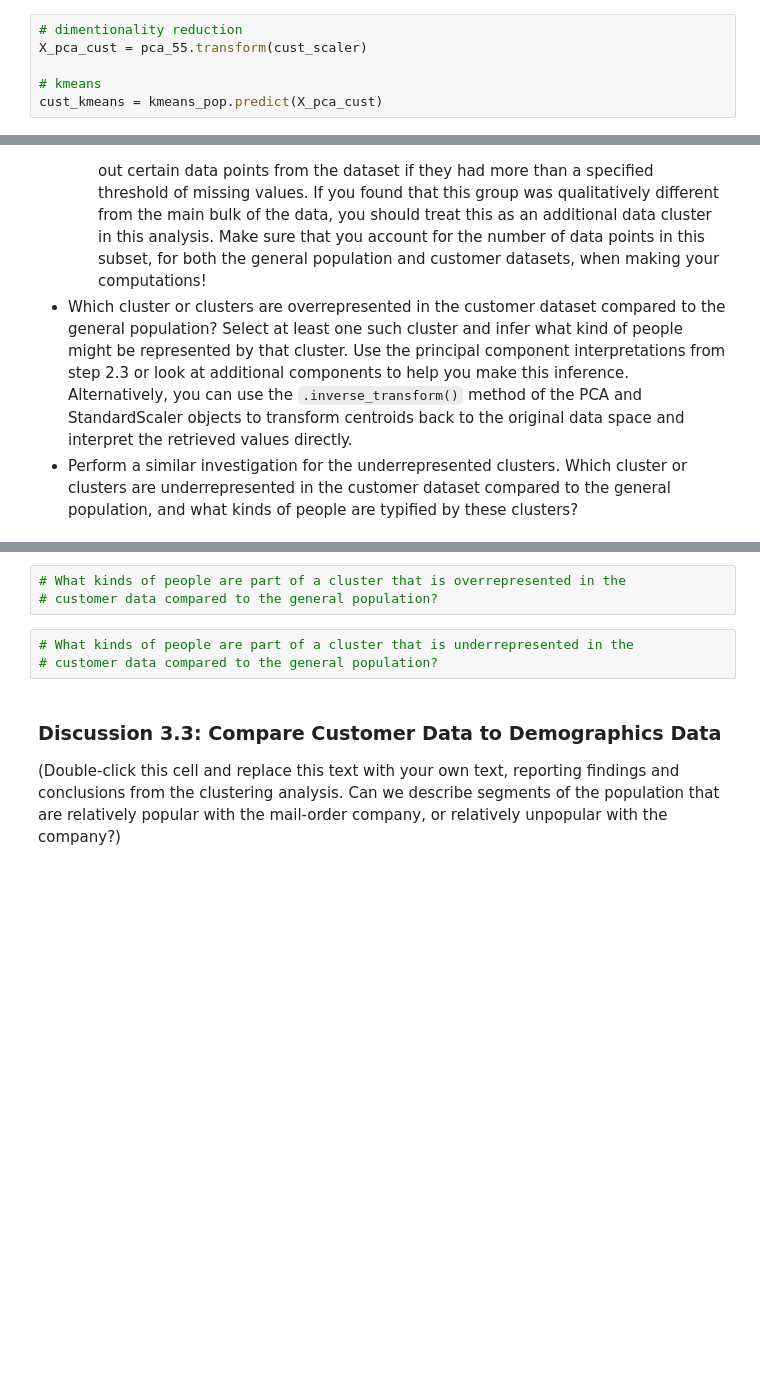
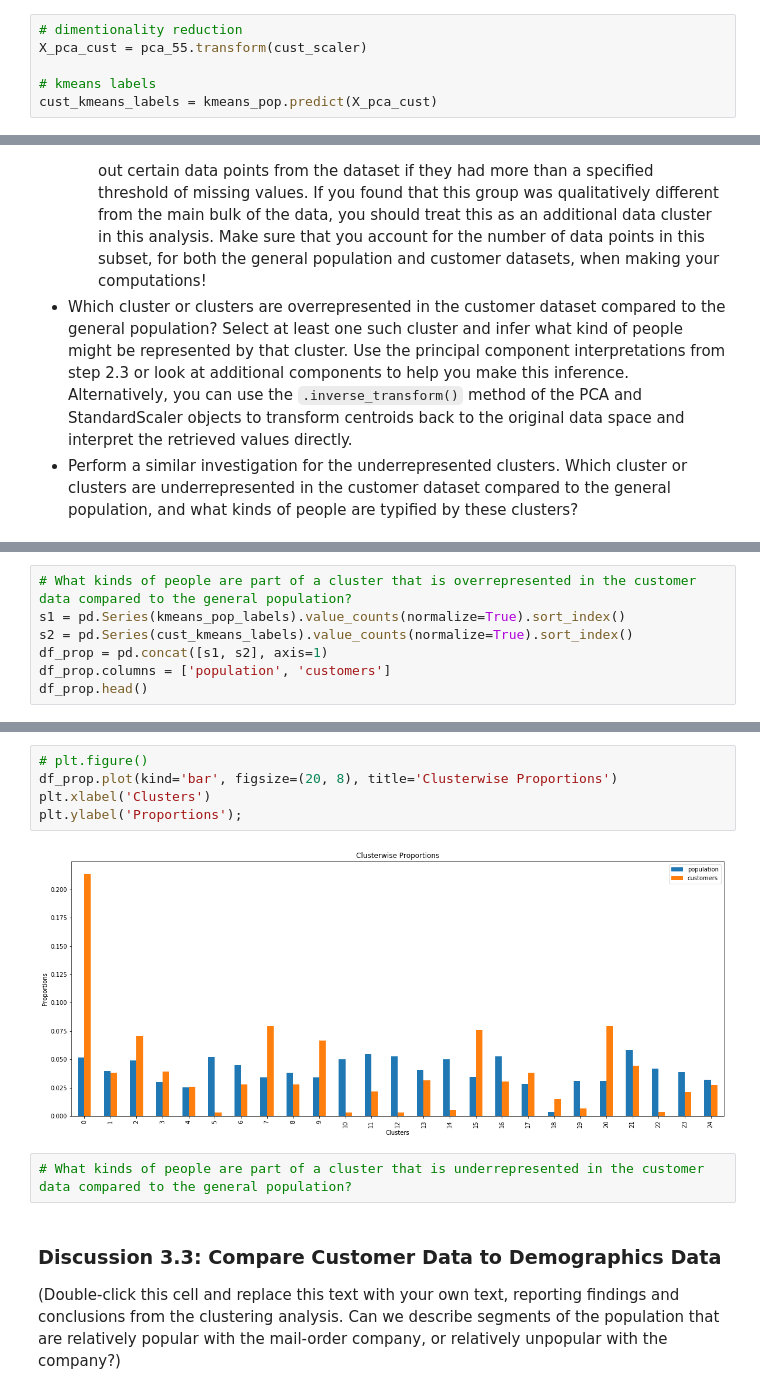
Before and after one commit to marooned20/identify-customer-segments, a Jupyter notebook: Identify_Customer_Segments.ipynb, the cells around one changed output, grey strips where cells are left out. Drawn from its saved outputs; the diff is of its cells as text; blank space fills up the shorter version.

Commit message:
generate proportions and compare

```diff
--- a/Identify_Customer_Segments.ipynb
+++ b/Identify_Customer_Segments.ipynb
@@ -969,8 +969,8 @@ cust_scaler = pd.DataFrame(cust_st, columns=customers_clean.columns.values)
 # dimentionality reduction
 X_pca_cust = pca_55.transform(cust_scaler)
 
-# kmeans
-cust_kmeans = kmeans_pop.predict(X_pca_cust)
+# kmeans labels
+cust_kmeans_labels = kmeans_pop.predict(X_pca_cust)
 # %% [markdown]
 ### Step 3.3: Compare Customer Data to Demographics Data
 
@@ -989,0 +1001,7 @@ Take a look at the following points in this step:
+# %%
+# What kinds of people are part of a cluster that is overrepresented in the customer data compared to the general population?
+s1 = pd.Series(kmeans_pop_labels).value_counts(normalize=True).sort_index()
+s2 = pd.Series(cust_kmeans_labels).value_counts(normalize=True).sort_index()
+df_prop = pd.concat([s1, s2], axis=1)
+df_prop.columns = ['population', 'customers']
+df_prop.head()
@@ -990,9 +1015,12 @@ Take a look at the following points in this step:
+# %%
+# plt.figure()
+df_prop.plot(kind='bar', figsize=(20, 8), title='Clusterwise Proportions')
+plt.xlabel('Clusters')
+plt.ylabel('Proportions');
+# %% [output]
+[figure, added]
 # %%
-# What kinds of people are part of a cluster that is overrepresented in the
-# customer data compared to the general population?
+# What kinds of people are part of a cluster that is underrepresented in the customer data compared to the general population?
-# %%
-# What kinds of people are part of a cluster that is underrepresented in the
-# customer data compared to the general population?
 # %% [markdown]
 ### Discussion 3.3: Compare Customer Data to Demographics Data
 
```
Also changed, not shown: parts of 4 cells of this notebook.
